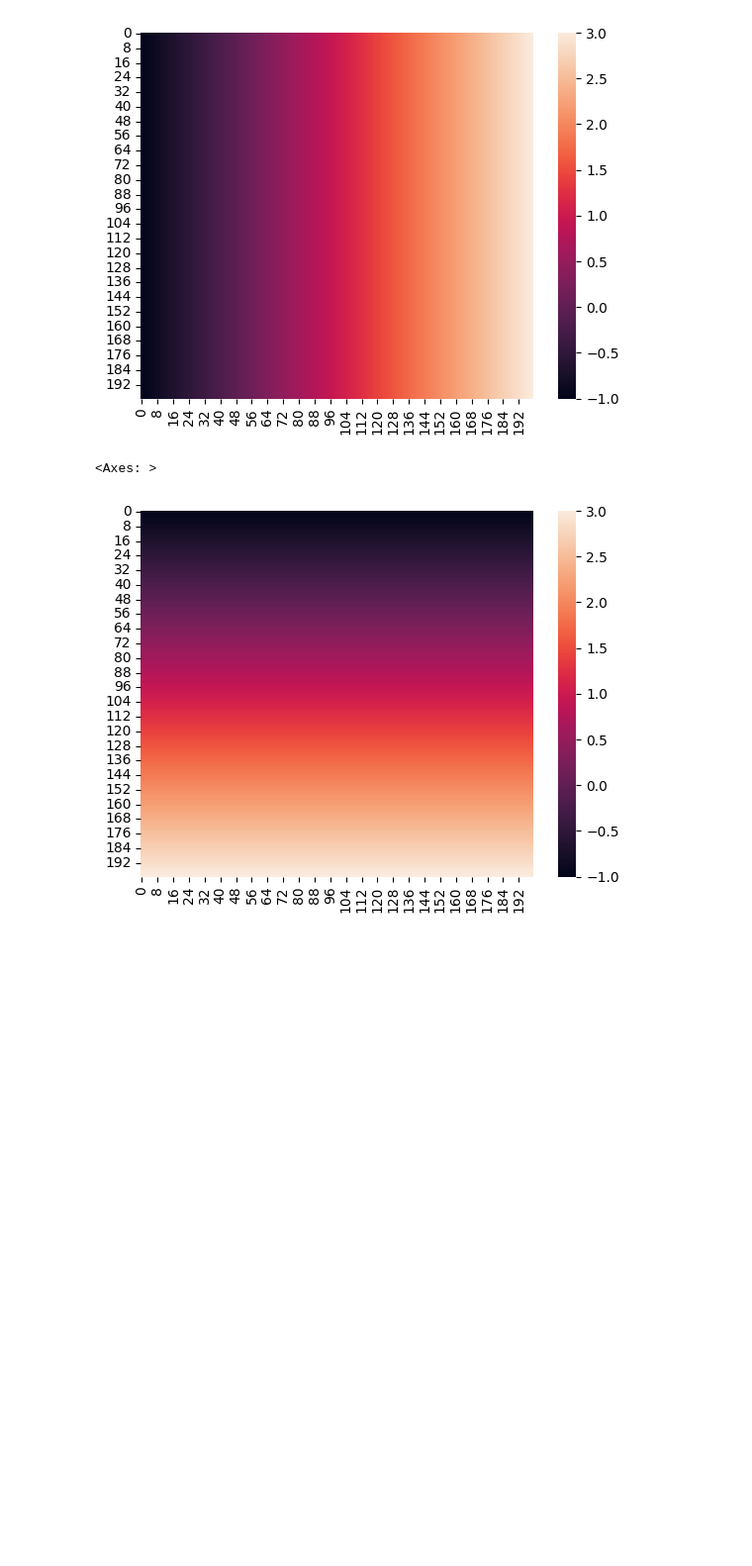
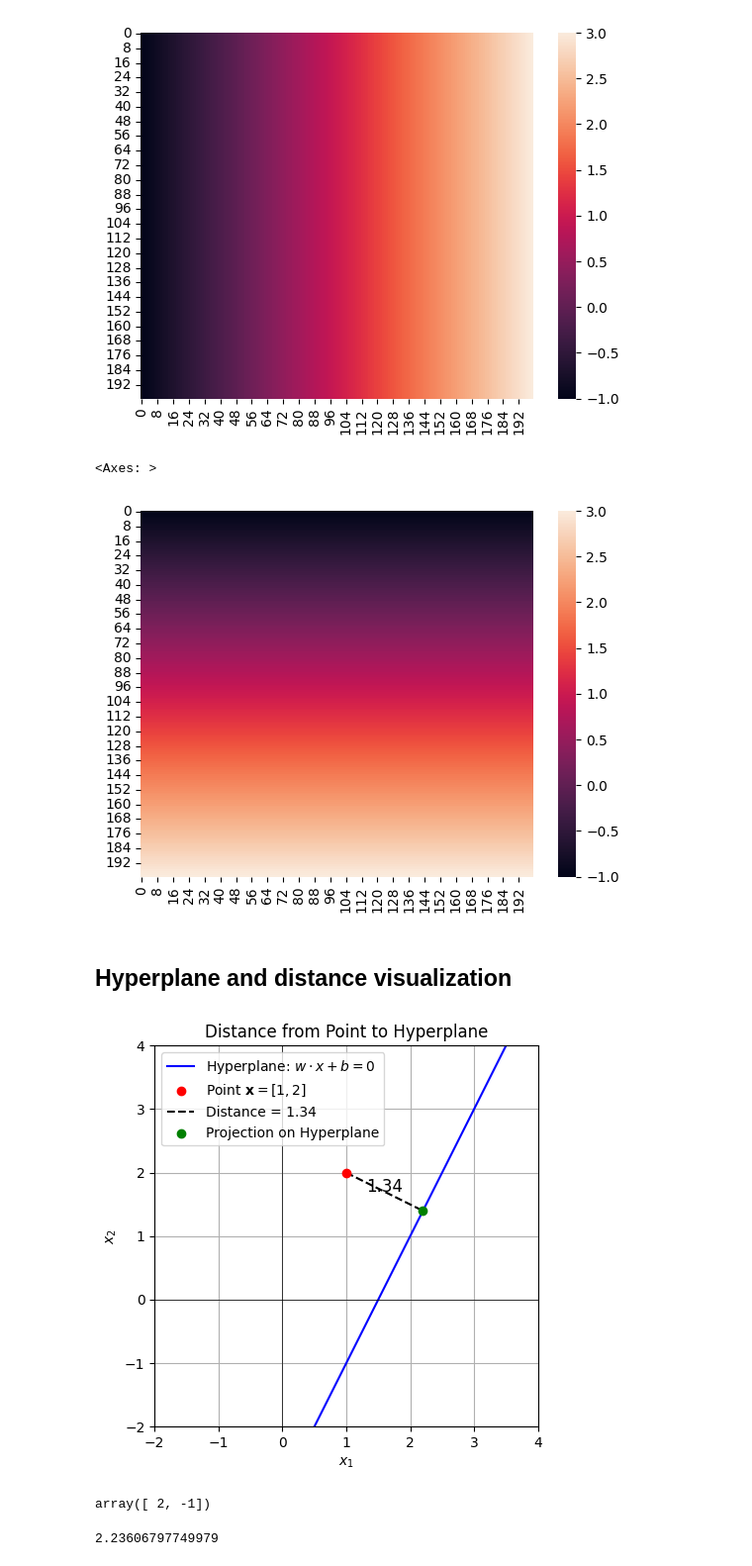
Before and after one commit to RRisto/learning, a Jupyter notebook: svm_learn/lagrange_multiplier_svm.ipynb, the cells around one changed output. Shown at 99% size. Drawn from its saved outputs; the diff is of its cells as text; code cells hidden in the pictures; blank space fills up the shorter version.

```diff
--- a/svm_learn/lagrange_multiplier_svm.ipynb
+++ b/svm_learn/lagrange_multiplier_svm.ipynb
@@ -134,3 +134,72 @@ sns.heatmap(yy)
 # %% [output]
 <Axes: >
 [figure]
+# %% [markdown]
+## Hyperplane and distance visualization
+# %%
+import numpy as np
+import matplotlib.pyplot as plt
+fig, ax =plt.subplots(figsize=(5,5))
+# Define the hyperplane (line) parameters
+w = np.array([2, -1])  # normal vector to the hyperplane
+b = -3  # bias term
+
+# Define a point
+x = np.array([1, 2])  # point to calculate distance from
+
+# Calculate the distance from the point to the hyperplane
+distance = np.abs(np.dot(w, x) + b) / np.linalg.norm(w)
+
+# Calculate the projection of the point onto the hyperplane
+projection = x - ((np.dot(w, x) + b) / np.linalg.norm(w)**2) * w
+
+# Define the hyperplane (line) equation
+def hyperplane(x1):
+    return (-w[0] * x1 - b) / w[1]
+
+# Generate x1 values
+x1_values = np.linspace(-2, 4, 100)
+x2_values = hyperplane(x1_values)
+
+# Plot the hyperplane (line)
+plt.plot(x1_values, x2_values, label='Hyperplane: $w \\cdot x + b = 0$', color='blue')
+
+# Plot the point
+plt.scatter(x[0], x[1], color='red', label=f'Point $\\mathbf{{x}} = [{x[0]}, {x[1]}]$', zorder=5)
+
+# Plot the perpendicular line (distance)
+plt.plot([x[0], projection[0]], [x[1], projection[1]], 'k--', label=f'Distance = {distance:.2f}', zorder=4)
+
+# Plot the closest point on the hyperplane
+plt.scatter(projection[0], projection[1], color='green', label='Projection on Hyperplane', zorder=5)
+
+# Annotate the distance
+plt.text((x[0] + projection[0]) / 2, (x[1] + projection[1]) / 2, f'{distance:.2f}', fontsize=12, ha='center')
+
+# Set plot limits
+plt.xlim(-2, 4)
+plt.ylim(-2, 4)
+
+# Add labels and title
+plt.xlabel('$x_1$')
+plt.ylabel('$x_2$')
+plt.title('Distance from Point to Hyperplane')
+
+# Add a legend
+plt.legend()
+
+# Show the plot
+plt.grid(True)
+plt.axhline(0, color='black',linewidth=0.5)
+plt.axvline(0, color='black',linewidth=0.5)
+plt.show()
+# %% [output]
+[figure, added]
+# %%
+w
+# %% [output]
+array([ 2, -1])
+# %%
+np.linalg.norm(w)
+# %% [output]
+2.23606797749979
```
Also changed, not shown: parts of 17 cells of this notebook.
